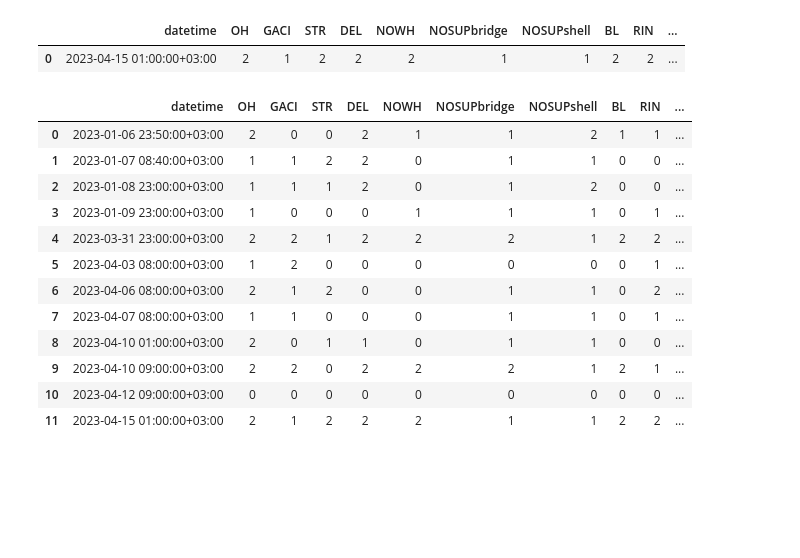
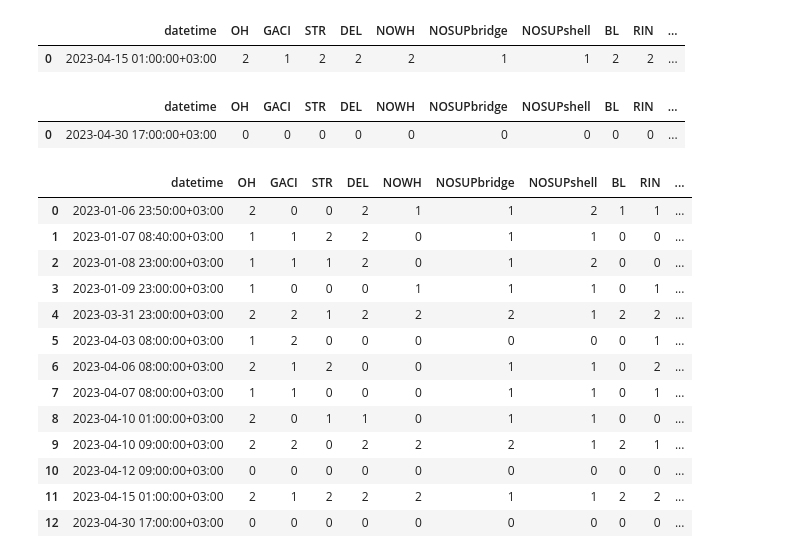
Before and after one commit to ksetdekov/optuna_4_prusa_slicer, a Jupyter notebook: optimization.ipynb, the cells around one changed output. Saved outputs shown, nothing was run; the diff lists cells and outputs as text; code cells hidden in the pictures; blank space fills up the shorter version.

```diff
--- a/optimization.ipynb
+++ b/optimization.ipynb
@@ -191,21 +191,30 @@ added11
 # %% [output]
 |  | datetime | OH | GACI | STR | DEL | NOWH | NOSUPbridge | NOSUPshell | BL | RIN | ... |
 | 0 | 2023-04-15 01:00:00+03:00 | 2 | 1 | 2 | 2 | 2 | 1 | 1 | 2 | 2 | ... |
+# %%
+added12 = create_new_dataframe('2023-04-30 17:00',
+                               {'OH': 0, 'GACI': 0, 'STR': 0, 'DEL': 0, 'NOWH': 0, 'NOSUPbridge': 0, 'NOSUPshell': 0, 'BL': 0, 'RIN': 0},
+                               pd.DataFrame({'first_layer_height': 0.2229673198945254, 'perimeters': 2, 'top_solid_layers': 4, 'bottom_solid_layers': 3, 'fuzzu_skin': 'off', 'fuzzu_skin_thickness': 0.011380885342233645, 'fill_pattern': 'Adaptive cubic', 'ironing': 'False', 'brim_width': 2, 'extrusion_default': 0.5068435806639775, 'firts_layer_extrusion_width': 0.6641941723550313, 'perimeter_extrusion_width': 0.3826184968110392, 'external_perimeter_extrusion_width': 0.5132046319765002, 'infill_extrusion_width': 0.3509267010699404, 'solid_infill_extrusion_width': 0.451423676518634, 'top_infill_extrusion_width': 0.5555478310989128, 'bridge_flow_ratio': 0.9711548053039766, 'elephant_foot_compensation': 0.051933841020104454, 'flow_multiplier': 1.0948574032173912, 'temperature': 211.94490700008757}, index=[0]))
+added12
+# %% [output]
+|  | datetime | OH | GACI | STR | DEL | NOWH | NOSUPbridge | NOSUPshell | BL | RIN | ... |
+| 0 | 2023-04-30 17:00:00+03:00 | 0 | 0 | 0 | 0 | 0 | 0 | 0 | 0 | 0 | ... |
 # %%
-results = pd.concat([results,added, added2, added3, added4, added5, added6, added7, added8, added9, added10, added11], ignore_index=True)
+results = pd.concat([results,added, added2, added3, added4, added5, added6, added7, added8, added9, added10, added11, added12], ignore_index=True)
 results
 # %% [output]
 |  | datetime | OH | GACI | STR | DEL | NOWH | NOSUPbridge | NOSUPshell | BL | RIN | ... |
 | 0 | 2023-01-06 23:50:00+03:00 | 2 | 0 | 0 | 2 | 1 | 1 | 2 | 1 | 1 | ... |
 | 1 | 2023-01-07 08:40:00+03:00 | 1 | 1 | 2 | 2 | 0 | 1 | 1 | 0 | 0 | ... |
 | 2 | 2023-01-08 23:00:00+03:00 | 1 | 1 | 1 | 2 | 0 | 1 | 2 | 0 | 0 | ... |
 | 3 | 2023-01-09 23:00:00+03:00 | 1 | 0 | 0 | 0 | 1 | 1 | 1 | 0 | 1 | ... |
 | 4 | 2023-03-31 23:00:00+03:00 | 2 | 2 | 1 | 2 | 2 | 2 | 1 | 2 | 2 | ... |
 | 5 | 2023-04-03 08:00:00+03:00 | 1 | 2 | 0 | 0 | 0 | 0 | 0 | 0 | 1 | ... |
 | 6 | 2023-04-06 08:00:00+03:00 | 2 | 1 | 2 | 0 | 0 | 1 | 1 | 0 | 2 | ... |
 | 7 | 2023-04-07 08:00:00+03:00 | 1 | 1 | 0 | 0 | 0 | 1 | 1 | 0 | 1 | ... |
 | 8 | 2023-04-10 01:00:00+03:00 | 2 | 0 | 1 | 1 | 0 | 1 | 1 | 0 | 0 | ... |
 | 9 | 2023-04-10 09:00:00+03:00 | 2 | 2 | 0 | 2 | 2 | 2 | 1 | 2 | 1 | ... |
 | 10 | 2023-04-12 09:00:00+03:00 | 0 | 0 | 0 | 0 | 0 | 0 | 0 | 0 | 0 | ... |
 | 11 | 2023-04-15 01:00:00+03:00 | 2 | 1 | 2 | 2 | 2 | 1 | 1 | 2 | 2 | ... |
+| 12 | 2023-04-30 17:00:00+03:00 | 0 | 0 | 0 | 0 | 0 | 0 | 0 | 0 | 0 | ... |
 # %%
```
Also changed, not shown: parts of 3 cells of this notebook, 1 other file.
